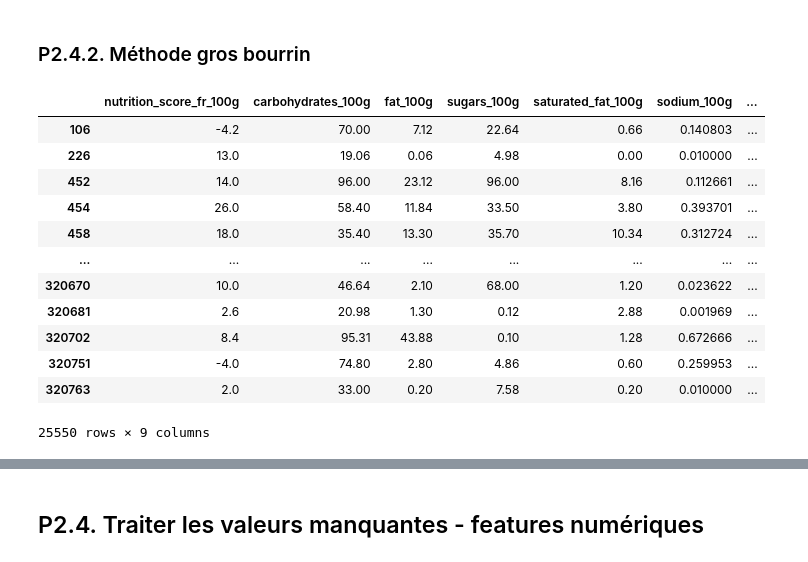
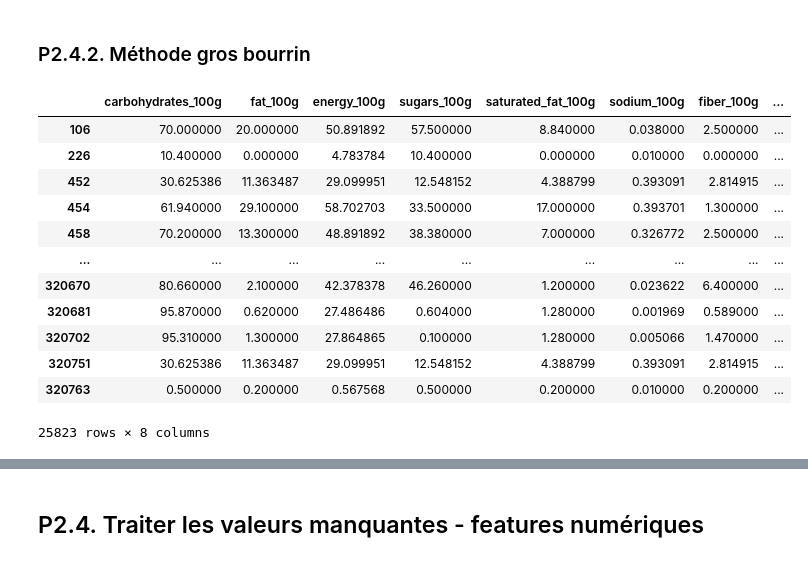
Before and after one commit to ClementPatin/OC-P3, a Jupyter notebook: Patin_Clement_1_notebook_052023.ipynb, the cells around one changed output, grey strips where cells are left out. Cells and saved outputs as stored; diff of their text form; code cells hidden in the pictures.

```diff
--- a/Patin_Clement_1_notebook_052023.ipynb
+++ b/Patin_Clement_1_notebook_052023.ipynb
@@ -919,13 +956,37 @@ plt.show()
 # create null values
 
 foodIncomplete = foodComplete.copy()
-foodSoluce = foodComplete.copy()
+dictFoodIncompleteNanIndex = {}
+
+# generate nan values in all numerical rows with the same proprotion than orignal dataset
+
+# get this proportion
+fracAllNum = foodClean07[foodCompleteNumFeaturesNames].isna().all(axis=1).mean()
+
+# generate a sample and get its index
+indexsAllNum = foodComplete.sample(frac=fracAllNum).index
+
+# generate the nan values in foodIncomplete
+foodIncomplete.loc[indexsAllNum,foodCompleteNumFeaturesNames]=np.nan
+
+# generate random nan values in columns
 
 for col in foodComplete.columns :
-    fracCol=foodClean07[col].isna().mean()
-    maskCol = foodComplete[col].sample(frac=fracCol).index
-    foodIncomplete.loc[maskCol,col]=np.nan
-    foodSoluce.loc[foodIncomplete[col].notna(),col]=np.nan
+
+    # get the rate of missing values for this column
+    if col in foodCompleteNumFeaturesNames :
+        fracCol=foodClean07[col].isna().mean()-fracAllNum
+    else :
+        fracCol=foodClean07[col].isna().mean()
+
+    # generate a sample and get its index
+    indexsCol = foodIncomplete[col].notna().sample(frac=fracCol).index
+
+    # generate the nan values in foodIncomplete[col]
+    foodIncomplete.loc[indexsCol,col]=np.nan
+
+    # put the nan values index in its dict
+    dictFoodIncompleteNanIndex[col]=foodIncomplete[col].isna().index
 # %%
 ms.matrix(foodIncomplete,color=[0.7,0.0,0.0],sparkline=False) # dataviz of missing data
 plt.show()
@@ -940,23 +996,23 @@ plt.show()
 ### P2.4.2. Méthode gros bourrin
 # %%
 # KNN pour les autres variables
-from sklearn.impute import KNNImputer
+
 
 KNN_imputer = KNNImputer(n_neighbors=5,missing_values=np.nan)
 
-foodGuess01=pd.DataFrame(KNN_imputer.fit_transform(foodIncomplete[numericalFeatureNames]),columns=numericalFeatureNames,index=foodIncomplete.index)
+foodGuess01=pd.DataFrame(KNN_imputer.fit_transform(foodIncomplete[foodCompleteNumFeaturesNames]),columns=foodCompleteNumFeaturesNames,index=foodIncomplete.index)
 foodGuess01
 # %% [output]
-|  | nutrition_score_fr_100g | carbohydrates_100g | fat_100g | sugars_100g | saturated_fat_100g | sodium_100g | ... |
-| 106 | -4.2 | 70.00 | 7.12 | 22.64 | 0.66 | 0.140803 | ... |
-| 226 | 13.0 | 19.06 | 0.06 | 4.98 | 0.00 | 0.010000 | ... |
-| 452 | 14.0 | 96.00 | 23.12 | 96.00 | 8.16 | 0.112661 | ... |
-| 454 | 26.0 | 58.40 | 11.84 | 33.50 | 3.80 | 0.393701 | ... |
-| 458 | 18.0 | 35.40 | 13.30 | 35.70 | 10.34 | 0.312724 | ... |
-| ... | ... | ... | ... | ... | ... | ... | ... |
-| 320670 | 10.0 | 46.64 | 2.10 | 68.00 | 1.20 | 0.023622 | ... |
-| 320681 | 2.6 | 20.98 | 1.30 | 0.12 | 2.88 | 0.001969 | ... |
-| 320702 | 8.4 | 95.31 | 43.88 | 0.10 | 1.28 | 0.672666 | ... |
-| 320751 | -4.0 | 74.80 | 2.80 | 4.86 | 0.60 | 0.259953 | ... |
-| 320763 | 2.0 | 33.00 | 0.20 | 7.58 | 0.20 | 0.010000 | ... |
+|  | carbohydrates_100g | fat_100g | energy_100g | sugars_100g | saturated_fat_100g | sodium_100g | fiber_100g | ... |
+| 106 | 70.000000 | 20.000000 | 50.891892 | 57.500000 | 8.840000 | 0.038000 | 2.500000 | ... |
+| 226 | 10.400000 | 0.000000 | 4.783784 | 10.400000 | 0.000000 | 0.010000 | 0.000000 | ... |
+| 452 | 30.625386 | 11.363487 | 29.099951 | 12.548152 | 4.388799 | 0.393091 | 2.814915 | ... |
+| 454 | 61.940000 | 29.100000 | 58.702703 | 33.500000 | 17.000000 | 0.393701 | 1.300000 | ... |
+| 458 | 70.200000 | 13.300000 | 48.891892 | 38.380000 | 7.000000 | 0.326772 | 2.500000 | ... |
+| ... | ... | ... | ... | ... | ... | ... | ... | ... |
+| 320670 | 80.660000 | 2.100000 | 42.378378 | 46.260000 | 1.200000 | 0.023622 | 6.400000 | ... |
+| 320681 | 95.870000 | 0.620000 | 27.486486 | 0.604000 | 1.280000 | 0.001969 | 0.589000 | ... |
+| 320702 | 95.310000 | 1.300000 | 27.864865 | 0.100000 | 1.280000 | 0.005066 | 1.470000 | ... |
+| 320751 | 30.625386 | 11.363487 | 29.099951 | 12.548152 | 4.388799 | 0.393091 | 2.814915 | ... |
+| 320763 | 0.500000 | 0.200000 | 0.567568 | 0.500000 | 0.200000 | 0.010000 | 0.200000 | ... |
-25550 rows × 9 columns
+25823 rows × 8 columns
```
Also changed, not shown: parts of 23 cells of this notebook.
